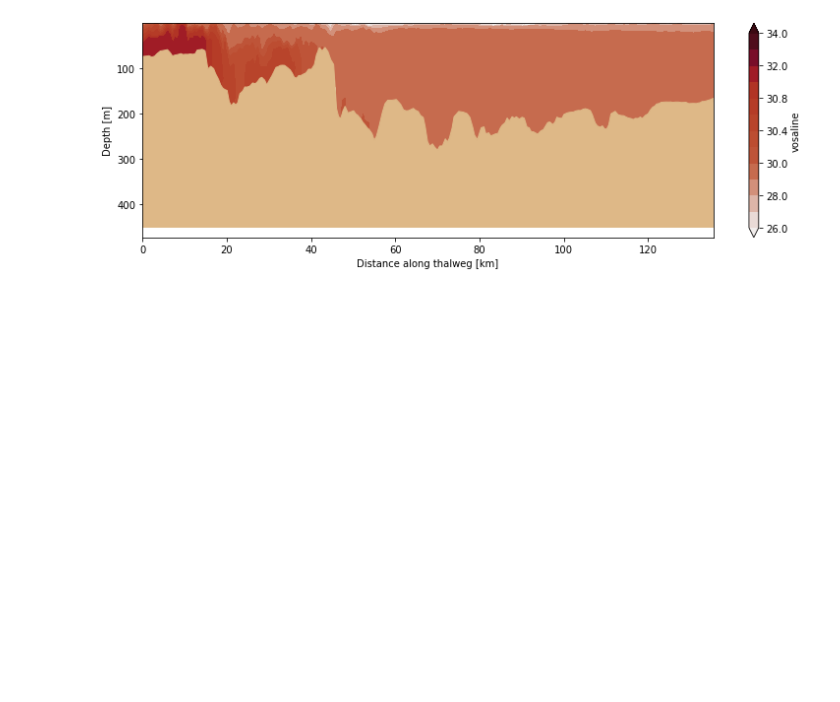
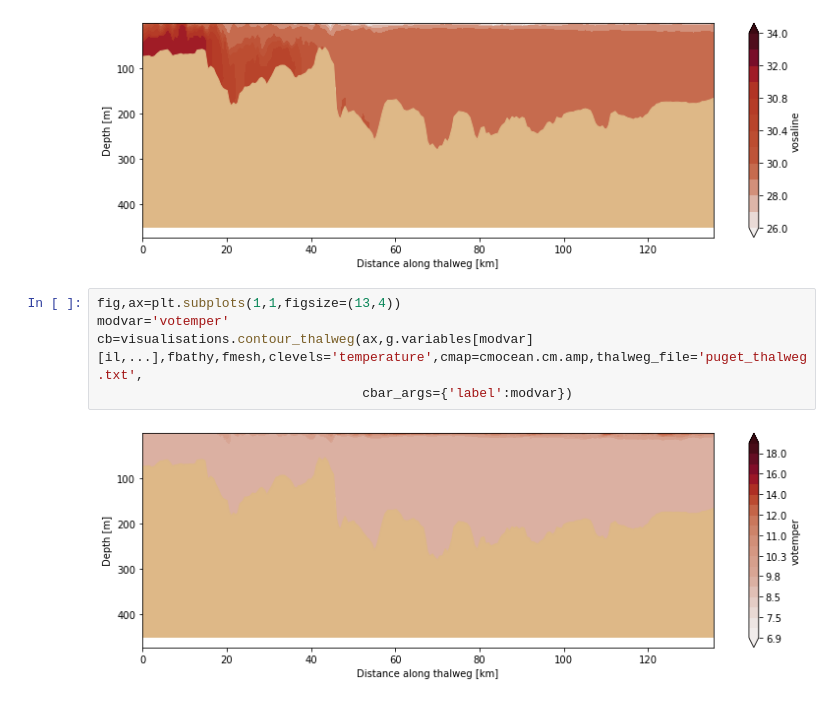
Before and after one commit to SalishSeaCast/analysis-keegan, a Jupyter notebook: notebooks/Thalweg_work/Puget_Thalweg_Plotting.ipynb, the cells around one changed output. Saved outputs shown, nothing was run; the diff lists cells and outputs as text; blank space fills up the shorter version.

```diff
--- a/notebooks/Thalweg_work/Puget_Thalweg_Plotting.ipynb
+++ b/notebooks/Thalweg_work/Puget_Thalweg_Plotting.ipynb
@@ -31,3 +74,10 @@ cb=visualisations.contour_thalweg(ax,g.variables[modvar][il,...],fbathy,fmesh,cl
                                   cbar_args={'label':modvar})
 # %% [output]
 [figure]
+# %%
+fig,ax=plt.subplots(1,1,figsize=(13,4))
+modvar='votemper'
+cb=visualisations.contour_thalweg(ax,g.variables[modvar][il,...],fbathy,fmesh,clevels='temperature',cmap=cmocean.cm.amp,thalweg_file='puget_thalweg.txt',
+                                  cbar_args={'label':modvar})
+# %% [output]
+[figure, added]
```
Also changed, not shown: parts of 13 cells of this notebook, 5 other files.
